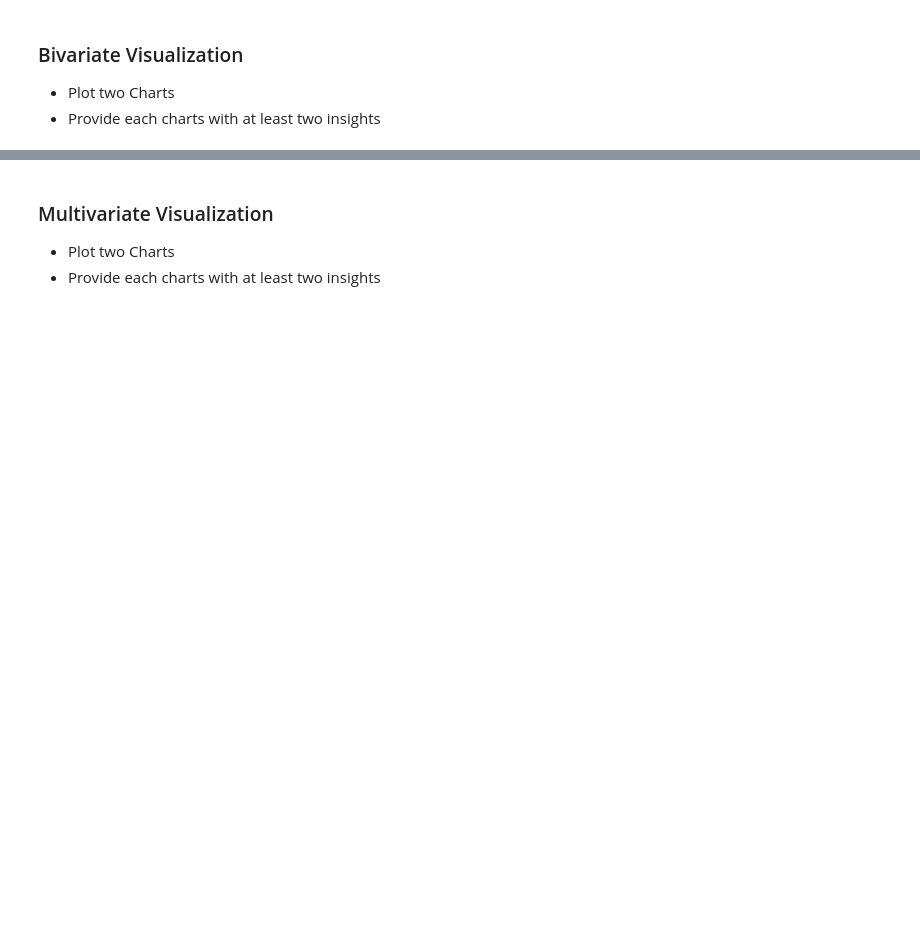
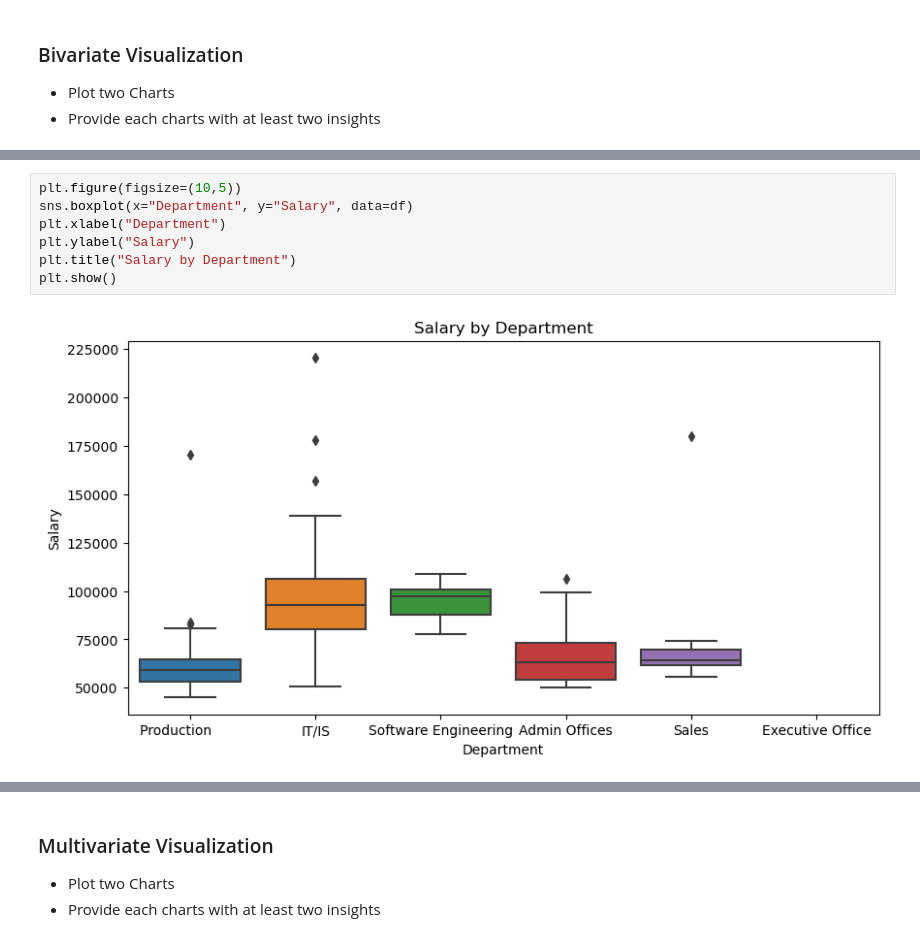
Before and after one commit to Tuwaiq-Data-Science-Bootcamp-V2/EDA-Lab1, a Jupyter notebook: EDA_Assignment .ipynb, the cells around one changed output, grey strips where cells are left out. Cells and saved outputs as stored; diff of their text form; blank space fills up the shorter version.

```diff
--- a/EDA_Assignment .ipynb
+++ b/EDA_Assignment .ipynb
@@ -20,0 +87,9 @@
+# %%
+plt.figure(figsize=(10,5))
+sns.boxplot(x="Department", y="Salary", data=df)
+plt.xlabel("Department")
+plt.ylabel("Salary")
+plt.title("Salary by Department")
+plt.show()
+# %% [output]
+[figure, added]
```
Also changed, not shown: parts of 20 cells of this notebook, 1 other file.
